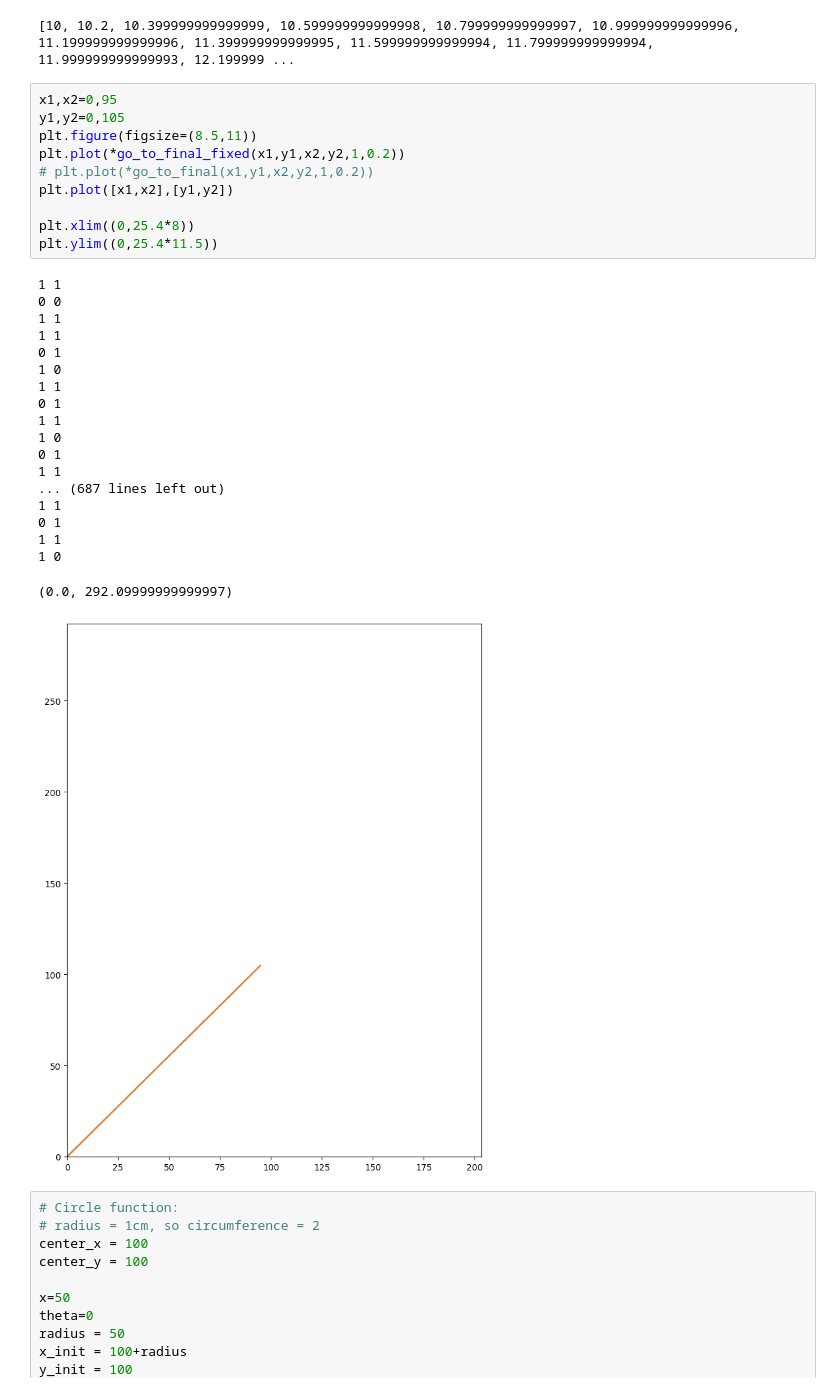
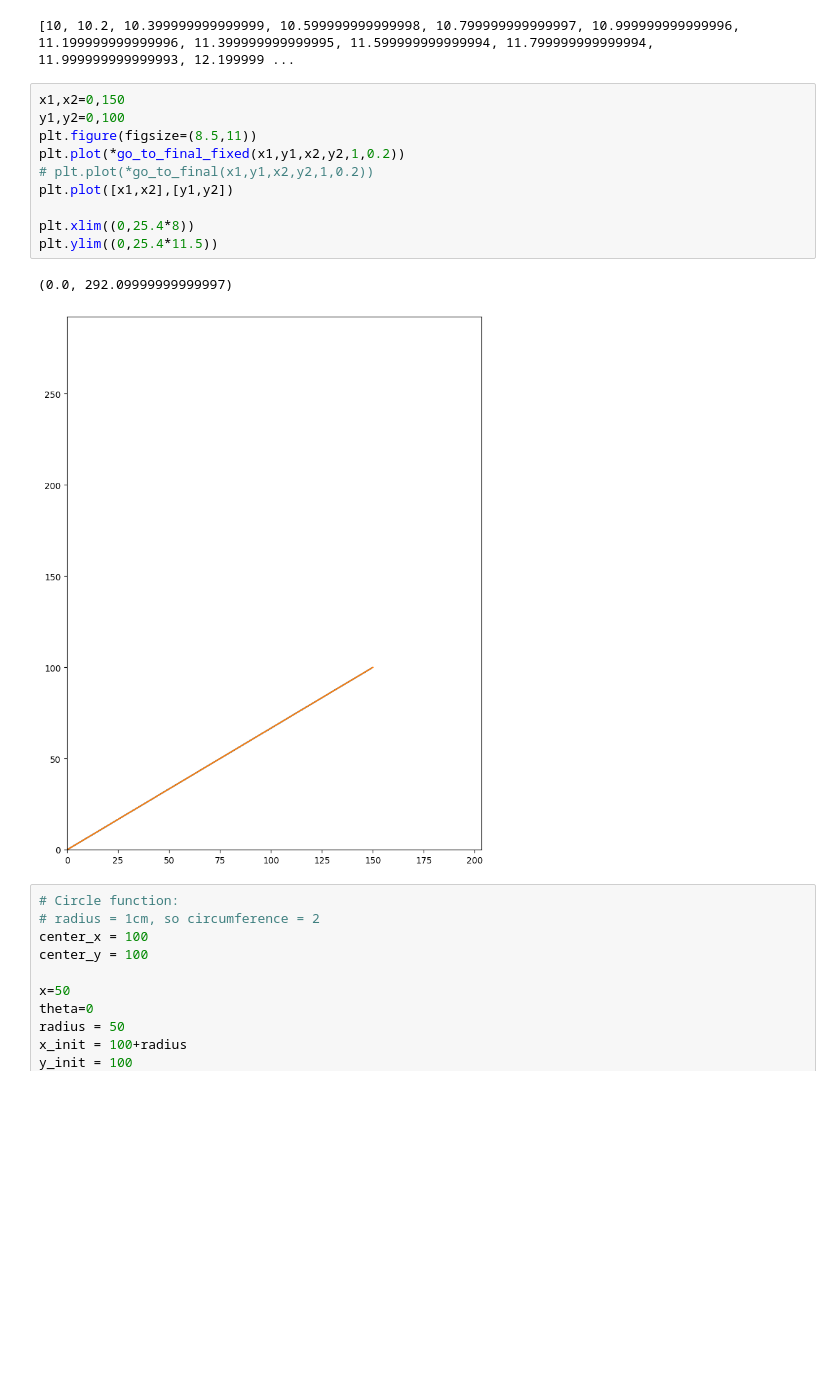
Before and after one commit to srinath-iyer/Drawing-Bot, a Jupyter notebook: examples/movement_sim.ipynb, the cells around one changed output. Drawn from its saved outputs; the diff is of its cells as text; blank space fills up the shorter version.

```diff
--- a/examples/movement_sim.ipynb
+++ b/examples/movement_sim.ipynb
@@ -164,35 +164,18 @@ print(*go_to_original(10,10,105,105,0.2**2,0.2))
 # %% [output]
 [10, 10.2, 10.399999999999999, 10.599999999999998, 10.799999999999997, 10.999999999999996, 11.199999999999996, 11.399999999999995, 11.599999999999994, 11.799999999999994, 11.999999999999993, 12.199999 ...
 # %%
-x1,x2=0,95
-y1,y2=0,105
+x1,x2=0,150
+y1,y2=0,100
 plt.figure(figsize=(8.5,11))
 plt.plot(*go_to_final_fixed(x1,y1,x2,y2,1,0.2))
 # plt.plot(*go_to_final(x1,y1,x2,y2,1,0.2))
 plt.plot([x1,x2],[y1,y2])
 
 plt.xlim((0,25.4*8))
 plt.ylim((0,25.4*11.5))
 # %% [output]
-1 1
-0 0
-1 1
-1 1
-0 1
-1 0
-1 1
-0 1
-1 1
-1 0
-0 1
-1 1
-... (687 lines left out)
-1 1
-0 1
-1 1
-1 0
+(0.0, 292.09999999999997)
-(0.0, 292.09999999999997)
-[figure, old version]
+[figure, new version]
 # %%
 # Circle function:
 # radius = 1cm, so circumference = 2
```
Also changed, not shown: 2 other files.
